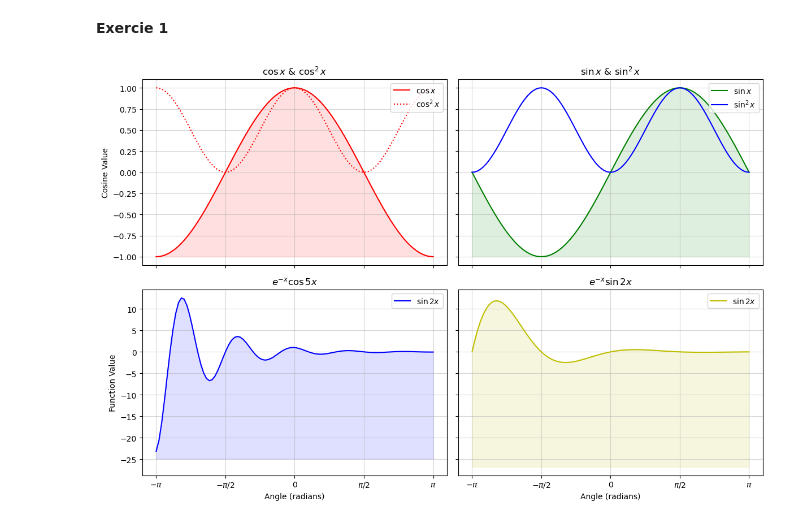
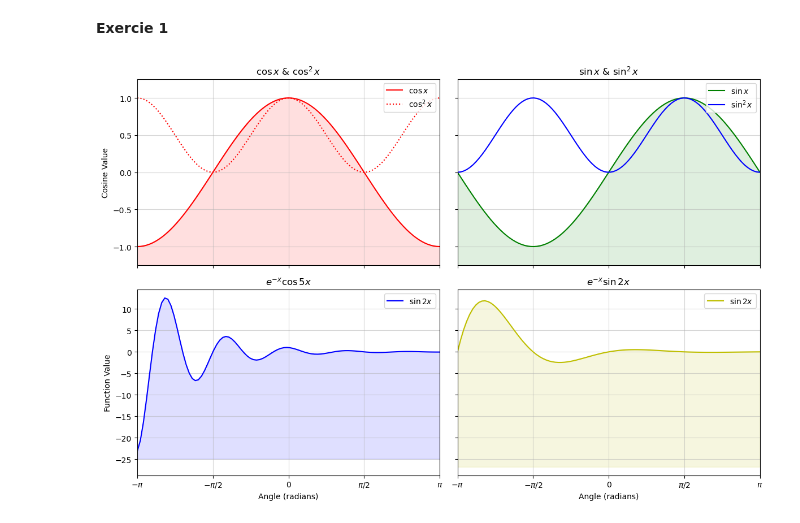
Before and after one commit to SPS-SP2273/learning-portfolio-2024-aug-EmT17, a Jupyter notebook: 7.2_plotting__exercises/plotting_(good)_exercises.ipynb, the cells around one changed output. Cells and saved outputs as stored; diff of their text form; code cells hidden in the pictures.

Commit message:
Amended_Plotting(Good)_Exercises_Emma

```diff
--- a/7.2_plotting__exercises/plotting_(good)_exercises.ipynb
+++ b/7.2_plotting__exercises/plotting_(good)_exercises.ipynb
@@ -22,13 +22,17 @@ axes[0, 0].plot(x, cos_x, color='r', label=r'$\cos x$')
 axes[0, 0].plot(x, cos_x**2, color='r', linestyle=':', label=r'$\cos^2 x$')
 axes[0, 0].set_title(r'$\cos x$ & $\cos^2x$')
 axes[0, 0].set_ylabel(r'Cosine Value')
-axes[0, 0].fill_between(x, cos_x, -1, color='r', alpha=.125)
+axes[0, 0].set_ylim(-1.25, 1.25)
+axes[0, 0].set_xlim(-1.25, 1.25)
+axes[0, 0].fill_between(x, cos_x, -1.25, color='r', alpha=.125)
 axes[0, 0].legend(loc=r'upper right')
 
 #------- Subplot 2 -------#
 axes[0, 1].plot(x, sin_x, color='g', label=r'$\sin x$')
 axes[0, 1].plot(x, sin_x**2, color='b', linestyle='-', label=r'$\sin^2 x$')
-axes[0, 1].fill_between(x, sin_x, -1, color='g', alpha=.125)  # Corrected range
+axes[0, 1].fill_between(x, sin_x, -2, color='g', alpha=.125)  # Corrected range
+axes[0, 1].set_xlim(-1.25, 1.25)
+axes[0, 1].set_ylim(-1.25, 1.25)
 axes[0, 1].set_title(r'$\sin x$ & $\sin^2x$')
 axes[0, 1].legend(loc=r'upper right')  # Moved legend to top right
 
@@ -39,31 +43,31 @@ axes[1, 0].plot(x, fun1_x, color='b', label=r'$\sin 2x$')
 axes[1, 0].fill_between(x, fun1_x, axes[1, 0].get_ylim()[0], color='b', alpha=.125)
 axes[1, 0].set_title(r'$e^{-x}\cos 5x$')
 axes[1, 0].set_xlabel('Angle (radians)')
 axes[1, 0].set_ylabel('Function Value')
 axes[1, 0].set_xticks([-np.pi, -np.pi / 2, 0, np.pi / 2, np.pi])
 axes[1, 0].set_xticklabels([r'$-\pi$', r'$-\pi/2$', r'0', r'$\pi/2$', r'$\pi$'])
 axes[1, 0].legend()
 
 #------- Subplot 4 -------#
 axes[1, 1].plot(x, fun2_x, color=r'y', label=r'$\sin 2x$')
 axes[1, 1].fill_between(x, fun2_x, axes[1, 0].get_ylim()[0], color='y', alpha=.125)  # Corrected range
 axes[1, 1].set_title(r'$e^{-x}\sin 2x$')
 axes[1, 1].set_xlabel('Angle (radians)')
 axes[1, 1].set_xticks([-np.pi, -np.pi / 2, 0, np.pi / 2, np.pi])
 axes[1, 1].legend()
 
 # 'flatten', 'opens' the 2D array into a simple 1D array
 for a in axes.flatten():
     a.grid(alpha=.5)
 
 # Adjust layout to remove y-axis padding
 plt.subplots_adjust(left=0.05, right=0.95, top=0.95, bottom=0.05)
 
 # Automatically adjust subplot parameters to give specified padding
 plt.tight_layout()
 
 # save the figure
 plt.savefig('After_Plot.jpg')
 plt.show()
 # %% [output]
-[figure, old version]
+[figure, new version]
```
Also changed, not shown: 1 other file.
